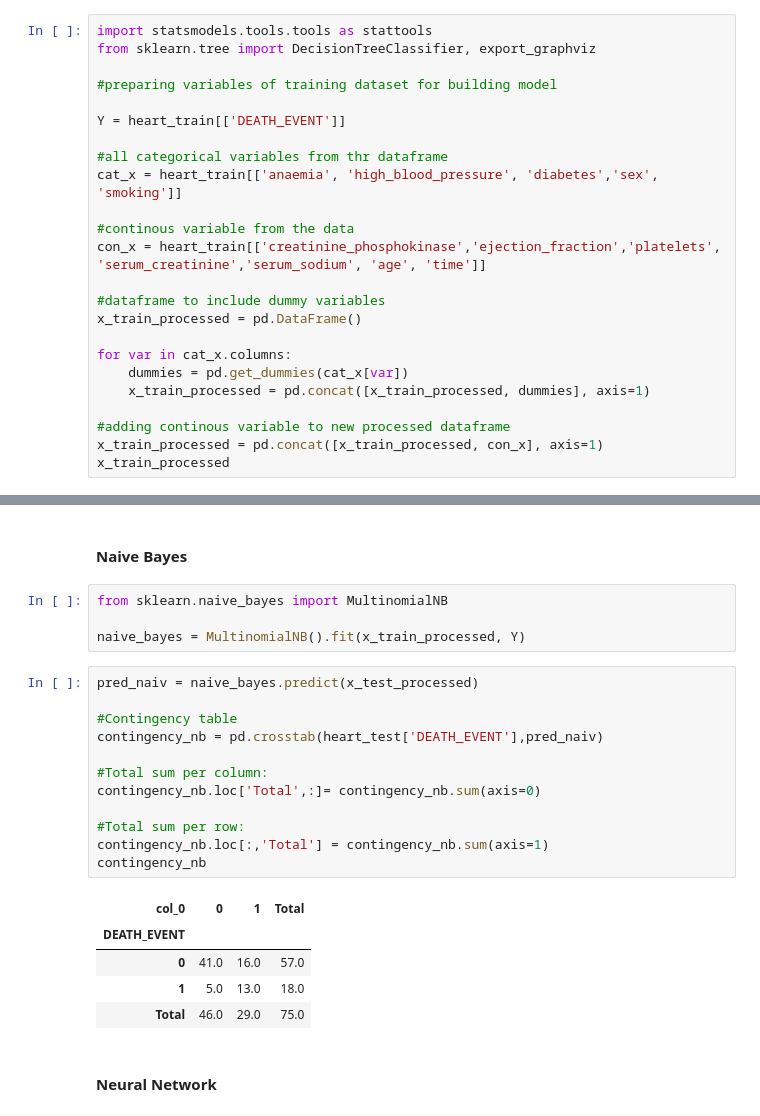
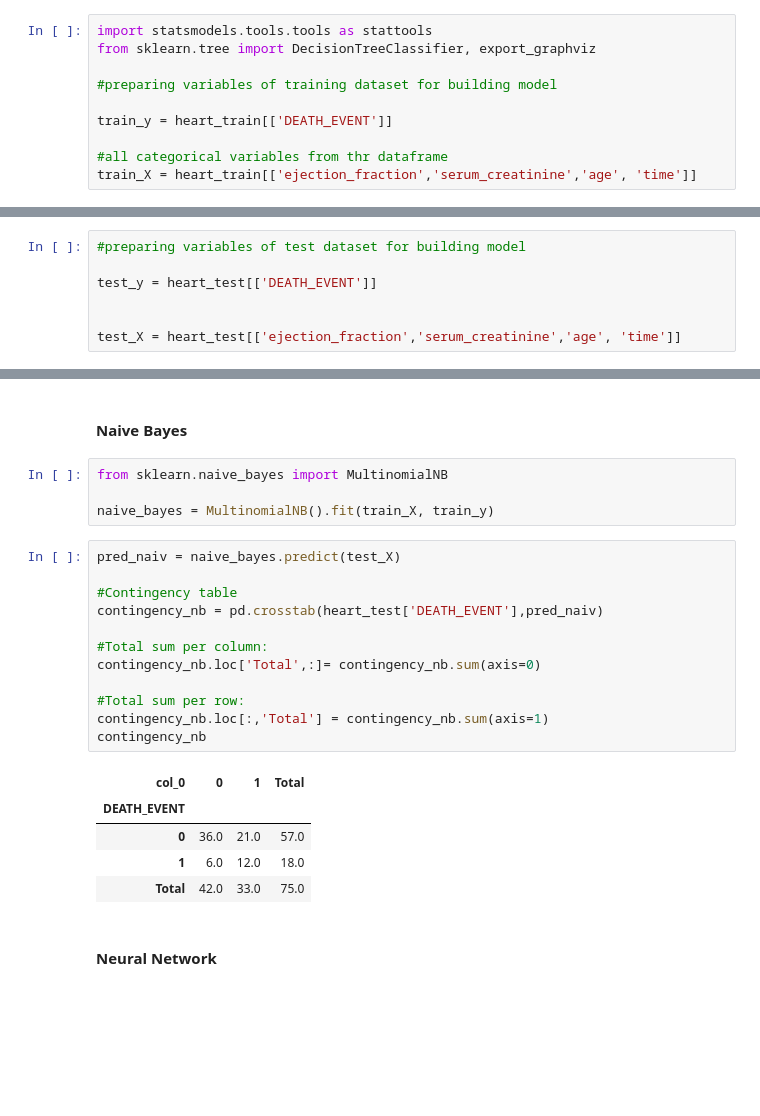
Before and after one commit to seantorres/ADS502FinalProject, a Jupyter notebook: ADS502_Final_Project.ipynb, the cells around one changed output, grey strips where cells are left out. Cells and saved outputs as stored; diff of their text form; blank space fills up the shorter version.

```diff
--- a/ADS502_Final_Project.ipynb
+++ b/ADS502_Final_Project.ipynb
@@ -472,21 +472,7 @@ from sklearn.tree import DecisionTreeClassifier, export_graphviz
 
 #preparing variables of training dataset for building model
 
-Y = heart_train[['DEATH_EVENT']]
+train_y = heart_train[['DEATH_EVENT']]
 
 #all categorical variables from thr dataframe
-cat_x = heart_train[['anaemia', 'high_blood_pressure', 'diabetes','sex', 'smoking']]
-
-#continous variable from the data
-con_x = heart_train[['creatinine_phosphokinase','ejection_fraction','platelets', 'serum_creatinine','serum_sodium', 'age', 'time']]
-
-#dataframe to include dummy variables
-x_train_processed = pd.DataFrame()
-
-for var in cat_x.columns:
-    dummies = pd.get_dummies(cat_x[var])
-    x_train_processed = pd.concat([x_train_processed, dummies], axis=1)
-
-#adding continous variable to new processed dataframe
-x_train_processed = pd.concat([x_train_processed, con_x], axis=1)
-x_train_processed
+train_X = heart_train[['ejection_fraction','serum_creatinine','age', 'time']]
@@ -543,3 +479,10 @@ x_test_processed
+# %%
+#preparing variables of test dataset for building model
+
+test_y = heart_test[['DEATH_EVENT']]
+
+
+test_X = heart_test[['ejection_fraction','serum_creatinine','age', 'time']]
 # %% [markdown]
 
 
@@ -739,25 +688,25 @@ contingency_rf
 # %%
 from sklearn.naive_bayes import MultinomialNB
 
-naive_bayes = MultinomialNB().fit(x_train_processed, Y)
+naive_bayes = MultinomialNB().fit(train_X, train_y)
 # %%
-pred_naiv = naive_bayes.predict(x_test_processed)
+pred_naiv = naive_bayes.predict(test_X)
 
 #Contingency table
 contingency_nb = pd.crosstab(heart_test['DEATH_EVENT'],pred_naiv)
 
 #Total sum per column:
 contingency_nb.loc['Total',:]= contingency_nb.sum(axis=0)
 
 #Total sum per row:
 contingency_nb.loc[:,'Total'] = contingency_nb.sum(axis=1)
 contingency_nb
 # %% [output]
 | col_0 | 0 | 1 | Total |
 | DEATH_EVENT |  |  |  |
-| 0 | 41.0 | 16.0 | 57.0 |
-| 1 | 5.0 | 13.0 | 18.0 |
-| Total | 46.0 | 29.0 | 75.0 |
+| 0 | 36.0 | 21.0 | 57.0 |
+| 1 | 6.0 | 12.0 | 18.0 |
+| Total | 42.0 | 33.0 | 75.0 |
 # %% [markdown]
 
 
```
Also changed, not shown: parts of 7 cells of this notebook.
